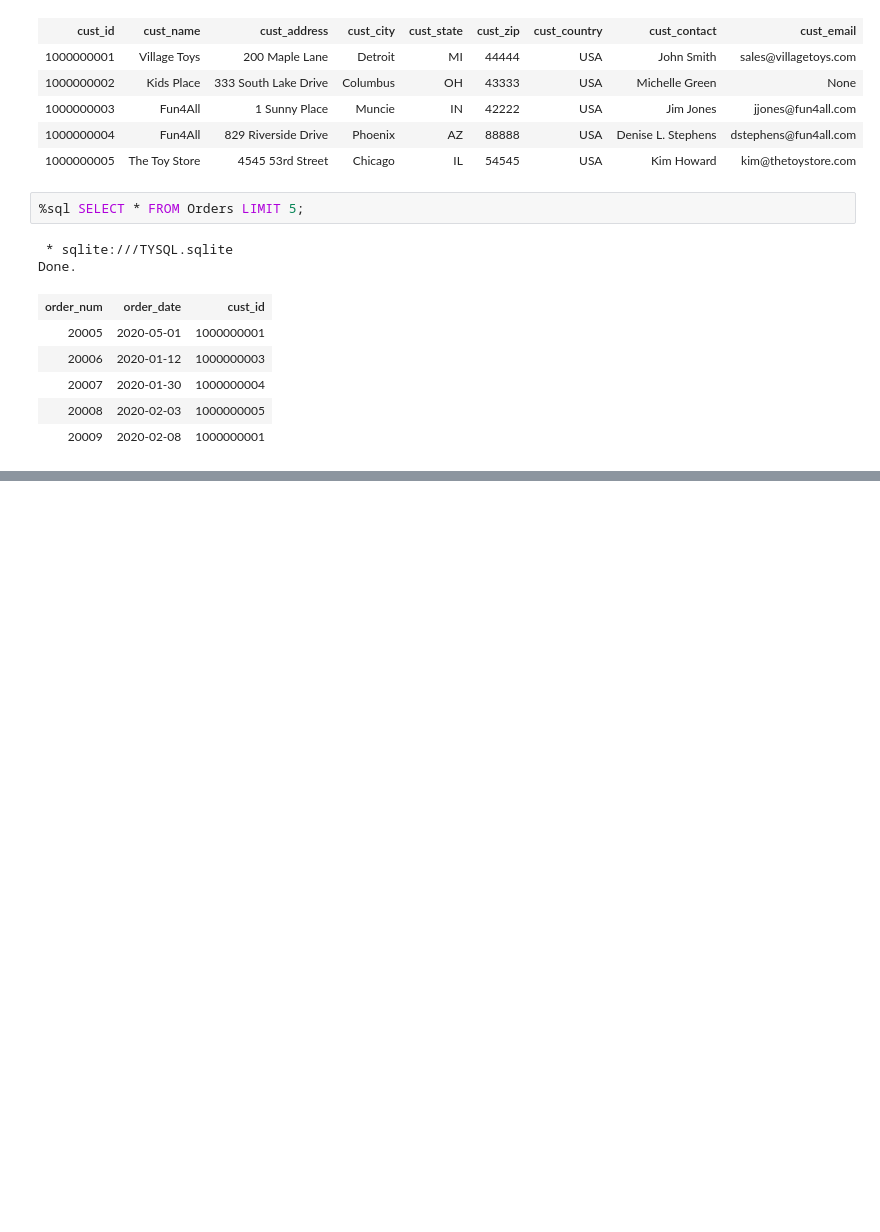
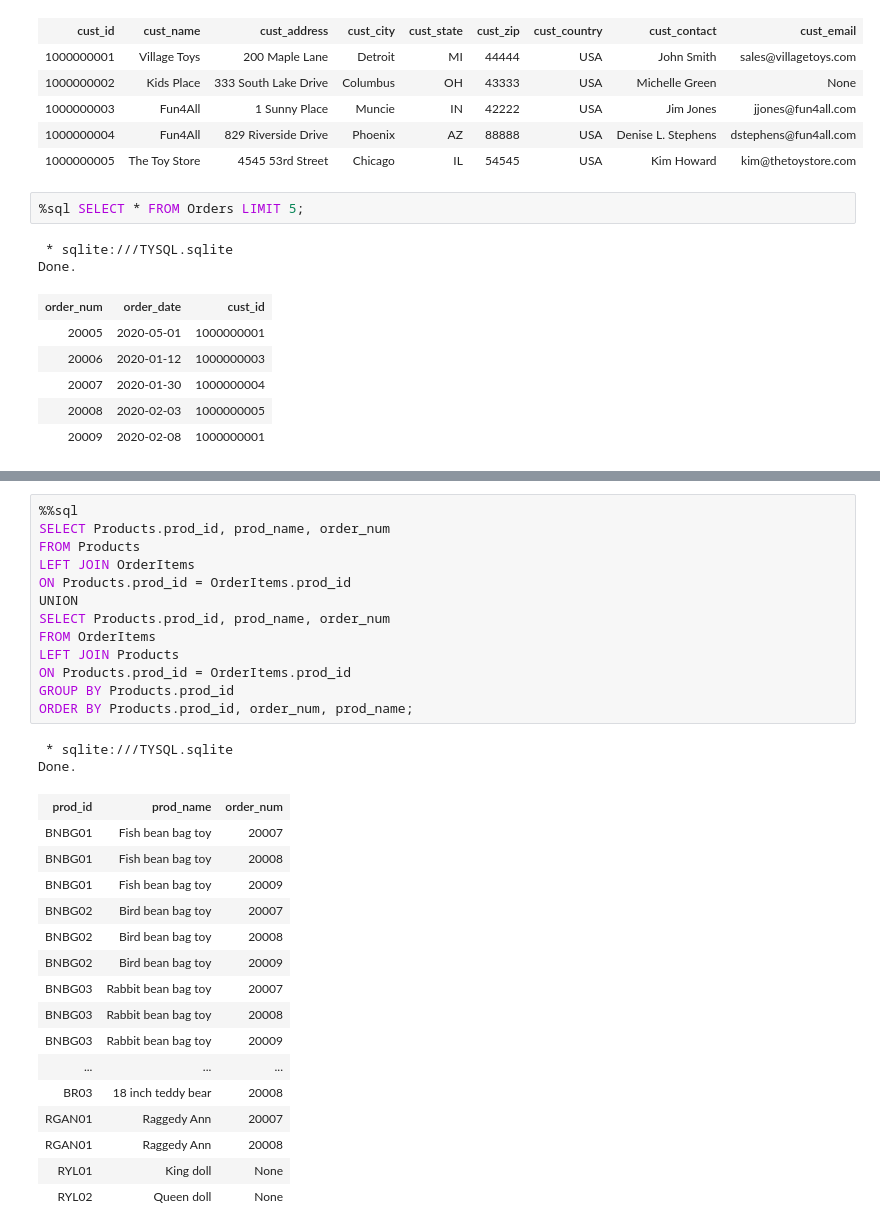
Before and after one commit to prannerta100/sql-practice, a Jupyter notebook: tysql.ipynb, the cells around one changed output, grey strips where cells are left out. Cells and saved outputs as stored; diff of their text form; blank space fills up the shorter version.

```diff
--- a/tysql.ipynb
+++ b/tysql.ipynb
@@ -423,0 +670,32 @@ Done.
+# %%
+%%sql
+SELECT Products.prod_id, prod_name, order_num
+FROM Products
+LEFT JOIN OrderItems
+ON Products.prod_id = OrderItems.prod_id
+UNION
+SELECT Products.prod_id, prod_name, order_num
+FROM OrderItems
+LEFT JOIN Products
+ON Products.prod_id = OrderItems.prod_id
+GROUP BY Products.prod_id
+ORDER BY Products.prod_id, order_num, prod_name;
+# %% [output]
+ * sqlite:///TYSQL.sqlite
+Done.
+| prod_id | prod_name | order_num |
+| BNBG01 | Fish bean bag toy | 20007 |
+| BNBG01 | Fish bean bag toy | 20008 |
+| BNBG01 | Fish bean bag toy | 20009 |
+| BNBG02 | Bird bean bag toy | 20007 |
+| BNBG02 | Bird bean bag toy | 20008 |
+| BNBG02 | Bird bean bag toy | 20009 |
+| BNBG03 | Rabbit bean bag toy | 20007 |
+| BNBG03 | Rabbit bean bag toy | 20008 |
+| BNBG03 | Rabbit bean bag toy | 20009 |
+| ... | ... | ... |
+| BR03 | 18 inch teddy bear | 20008 |
+| RGAN01 | Raggedy Ann | 20007 |
+| RGAN01 | Raggedy Ann | 20008 |
+| RYL01 | King doll | None |
+| RYL02 | Queen doll | None |
```
Also changed, not shown: parts of 42 cells of this notebook, 4 other files.
